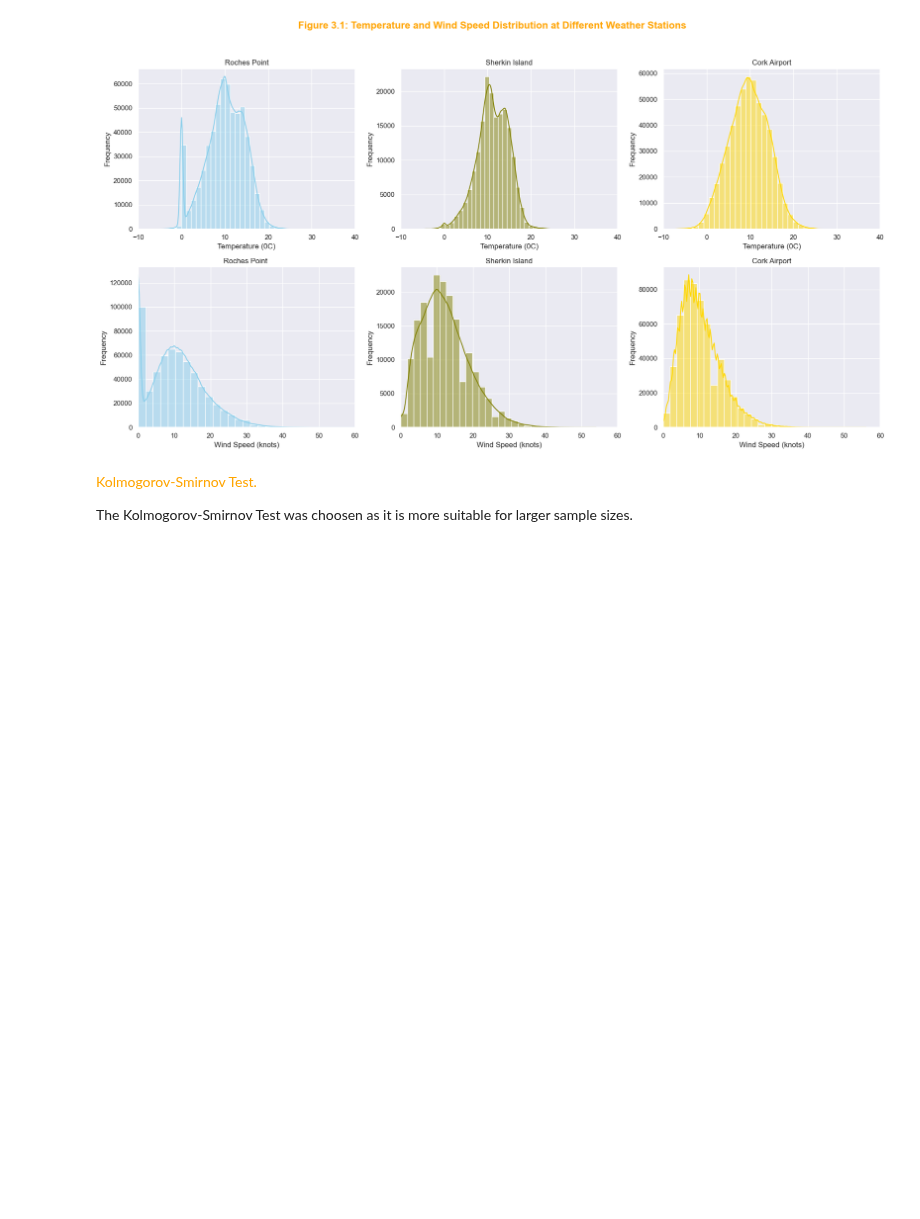
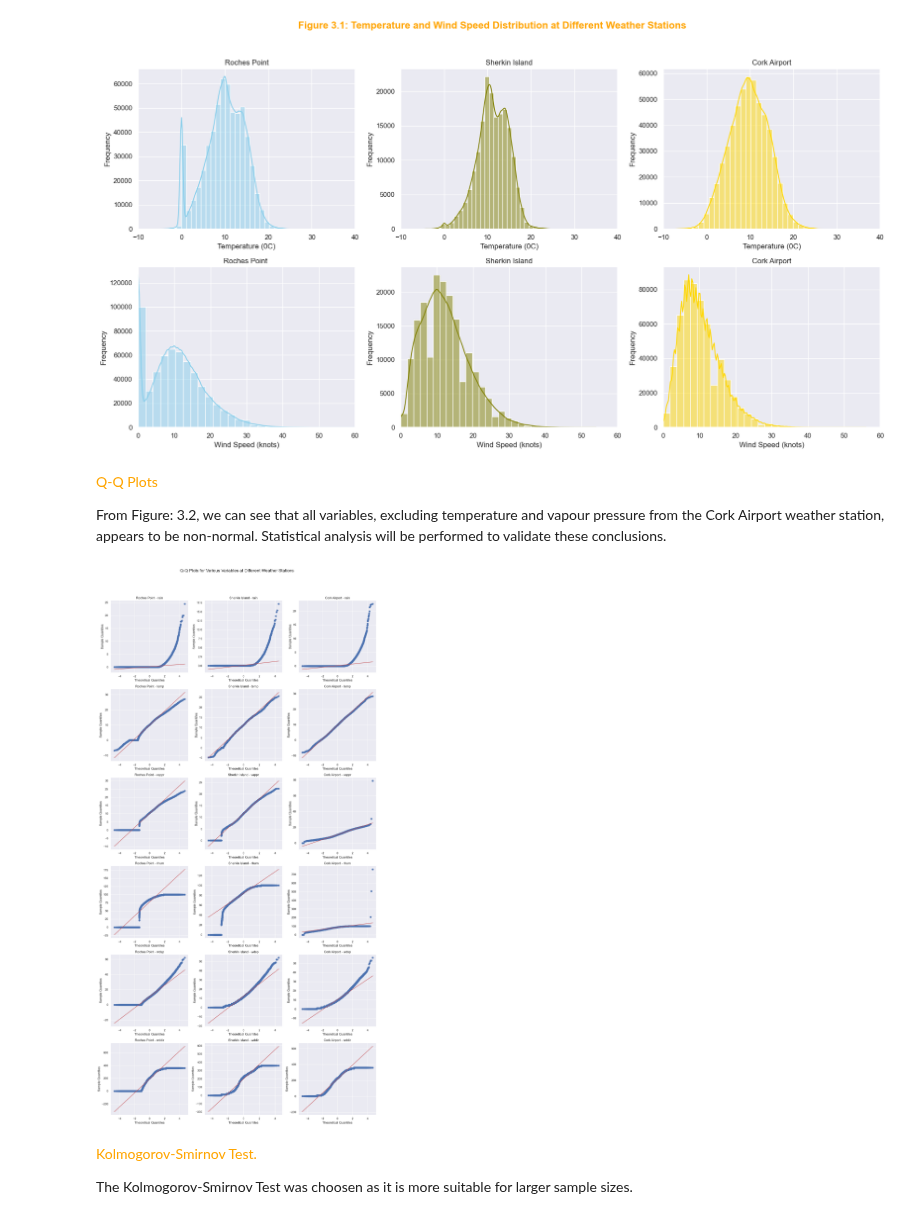
Before and after one commit to Laura6826/PFDA-project, a Jupyter notebook: wind_project.ipynb, the cells around one changed output. Cells and saved outputs as stored; diff of their text form; code cells hidden in the pictures; blank space fills up the shorter version.

Commit message:
Q-Q Plots generated

```diff
--- a/wind_project.ipynb
+++ b/wind_project.ipynb
@@ -338,6 +339,64 @@ plt.tight_layout(rect=[0, 0, 1, 0.95])
 plt.show()
 # %% [output]
 [figure]
+# %% [markdown]
+<span style="color:orange"> Q-Q Plots <span>
+
+From Figure: 3.2, we can see that all variables, excluding temperature and vapour pressure from the Cork Airport weather station, appears to be non-normal. Statistical analysis will be performed to validate these conclusions.
+# %%
+# Generating Q-Q Plots for the variables from the weather stations, to assess normality.
+# Set the theme for the plots
+sns.set_theme(style="darkgrid")
+
+# Create subplots
+fig, axs = plt.subplots(6, 3, figsize=(15, 30))
+
+# List of variables
+variables = ['rain', 'temp', 'vappr', 'rhum', 'wdsp', 'wddir']
+dataframes = {'Roches Point': dfrp, 'Sherkin Island': dfs, 'Cork Airport': dfca}
+
+# Plot Q-Q plots for each variable in each DataFrame
+for i, var in enumerate(variables):
+    for j, (name, df) in enumerate(dataframes.items()):
+        stats.probplot(df[var], dist="norm", plot=axs[i, j])
+        axs[i, j].set_title(f'{name} - {var}')
+        axs[i, j].set_xlabel('Theoretical Quantiles')
+        axs[i, j].set_ylabel('Sample Quantiles')
+
+# Add an overall title to the figure
+fig.suptitle('Figure 3.2: Q-Q Plots for Various Variables at the Weather Stations', fontsize=16, fontweight='bold', color= 'orange')
+
+# Show the plot
+plt.tight_layout(rect=[0, 0, 1, 0.95])
+plt.show()
+
+
+# Set the theme for the plots
+sns.set_theme(style="darkgrid")
+
+# Create subplots
+fig, axs = plt.subplots(6, 3, figsize=(15, 30))
+
+# List of variables
+variables = ['rain', 'temp', 'vappr', 'rhum', 'wdsp', 'wddir']
+dataframes = {'Roches Point': dfrp, 'Sherkin Island': dfs, 'Cork Airport': dfca}
+
+# Plot Q-Q plots for each variable in each DataFrame
+for i, var in enumerate(variables):
+    for j, (name, df) in enumerate(dataframes.items()):
+        stats.probplot(df[var], dist="norm", plot=axs[i, j])
+        axs[i, j].set_title(f'{name} - {var}')
+        axs[i, j].set_xlabel('Theoretical Quantiles')
+        axs[i, j].set_ylabel('Sample Quantiles')
+
+# Add an overall title to the figure
+fig.suptitle('Figure 3.2: Q-Q Plots for Various Variables at the Weather Stations', fontsize=16, fontweight='bold', color= 'orange')
+
+# Show the plot
+plt.tight_layout(rect=[0, 0, 1, 0.95])
+plt.show()
+# %% [output]
+[figure, added]
 # %% [markdown]
 <span style="color:orange"> Kolmogorov-Smirnov Test.<span>
 
```
Also changed, not shown: parts of 3 cells of this notebook.
